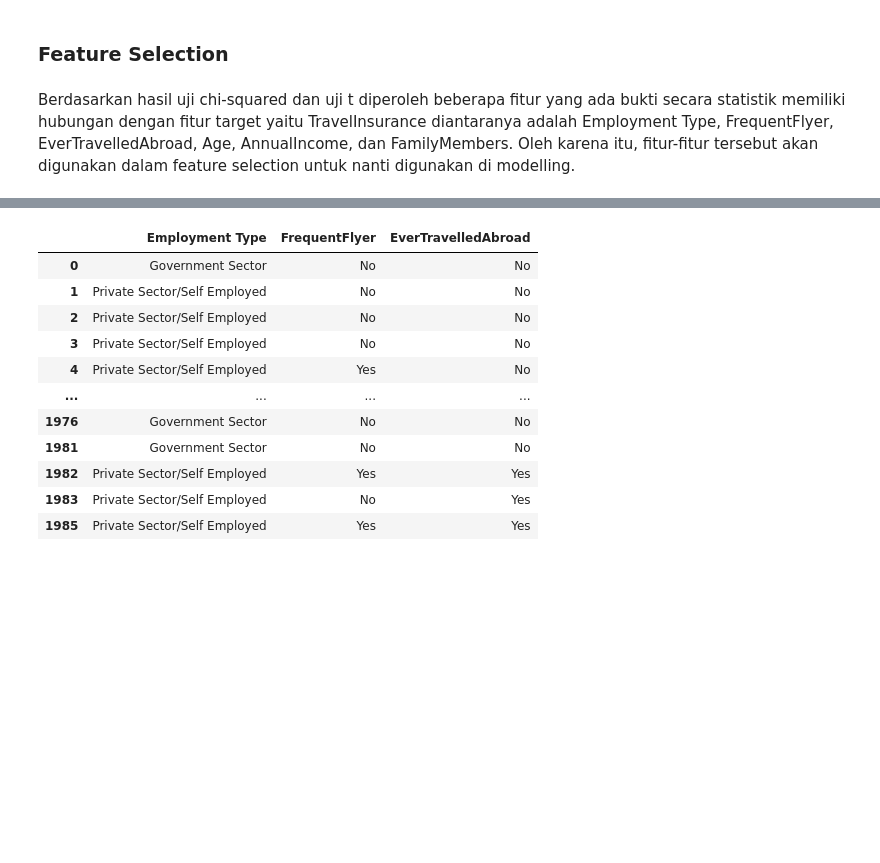
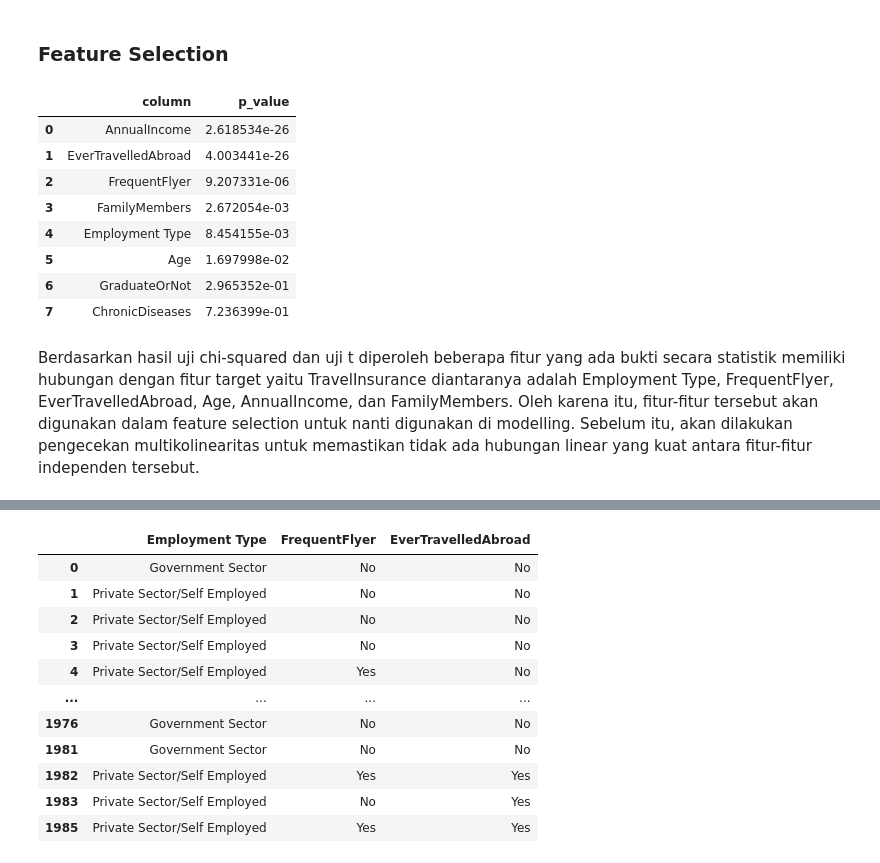
Before and after one commit to mfathul21/travel-insurance, a Jupyter notebook: Proyek_Pertama_Predictive_Analytics.ipynb, the cells around one changed output, grey strips where cells are left out. Cells and saved outputs as stored; diff of their text form; code cells hidden in the pictures; blank space fills up the shorter version.

```diff
--- a/Proyek_Pertama_Predictive_Analytics.ipynb
+++ b/Proyek_Pertama_Predictive_Analytics.ipynb
@@ -524,8 +524,20 @@ Berdasarkan hasil uji t dengan tingkat signifikansi 5%, ditemukan bahwa terdapat
 ## Data Preparation
 # %% [markdown]
 ### Feature Selection
+# %%
+df_test.sort_values(by='p_value', ascending=True).reset_index(drop=True)
+# %% [output]
+|  | column | p_value |
+| 0 | AnnualIncome | 2.618534e-26 |
+| 1 | EverTravelledAbroad | 4.003441e-26 |
+| 2 | FrequentFlyer | 9.207331e-06 |
+| 3 | FamilyMembers | 2.672054e-03 |
+| 4 | Employment Type | 8.454155e-03 |
+| 5 | Age | 1.697998e-02 |
+| 6 | GraduateOrNot | 2.965352e-01 |
+| 7 | ChronicDiseases | 7.236399e-01 |
 # %% [markdown]
-Berdasarkan hasil uji chi-squared dan uji t diperoleh beberapa fitur yang ada bukti secara statistik memiliki hubungan dengan fitur target yaitu TravelInsurance diantaranya adalah Employment Type, FrequentFlyer, EverTravelledAbroad, Age, AnnualIncome, dan FamilyMembers. Oleh karena itu, fitur-fitur tersebut akan digunakan dalam feature selection untuk nanti digunakan di modelling.
+Berdasarkan hasil uji chi-squared dan uji t diperoleh beberapa fitur yang ada bukti secara statistik memiliki hubungan dengan fitur target yaitu TravelInsurance diantaranya adalah Employment Type, FrequentFlyer, EverTravelledAbroad, Age, AnnualIncome, dan FamilyMembers. Oleh karena itu, fitur-fitur tersebut akan digunakan dalam feature selection untuk nanti digunakan di modelling. Sebelum itu, akan dilakukan pengecekan multikolinearitas untuk memastikan tidak ada hubungan linear yang kuat antara fitur-fitur independen tersebut.
 # %%
 col = ['Age', 'Employment Type',
        'AnnualIncome', 'FamilyMembers',
```
Also changed, not shown: parts of 5 cells of this notebook.
